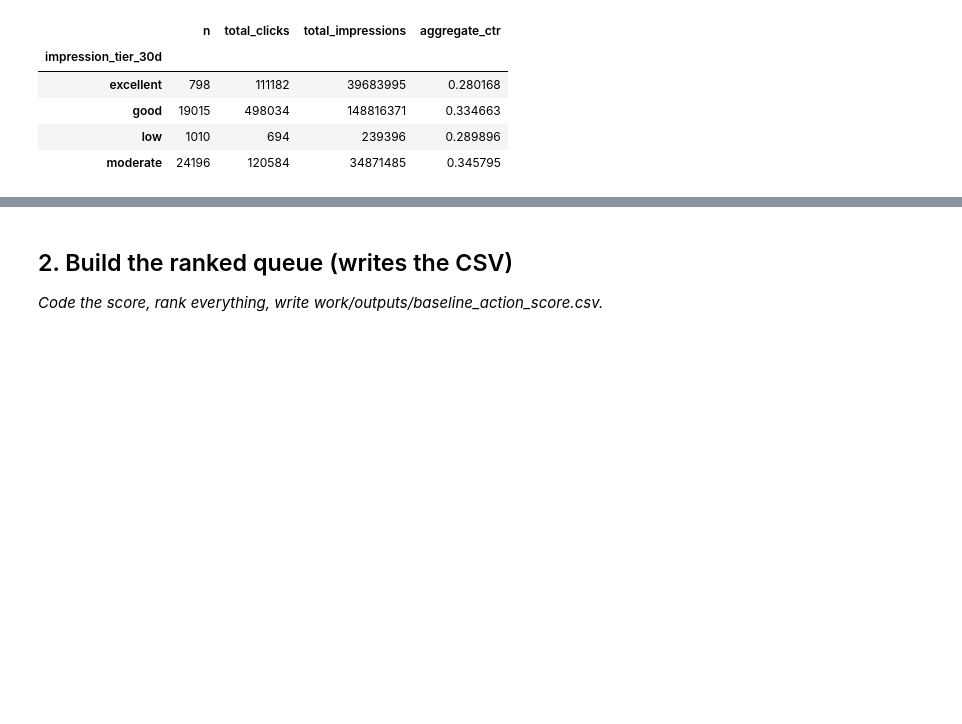
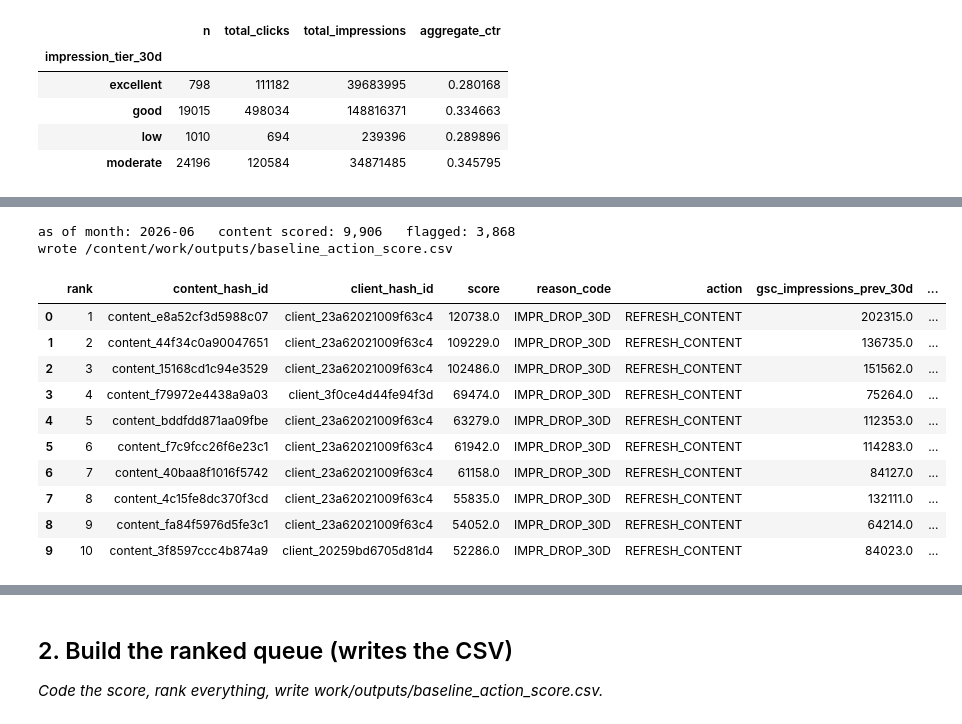
Before and after one commit to octane21/flyrank-internship-ML, a Jupyter notebook: work/notebooks/w04_baseline_score.ipynb, the cells around one changed output, grey strips where cells are left out. Drawn from its saved outputs; the diff is of its cells as text; code cells hidden in the pictures; blank space fills up the shorter version.

```diff
--- a/work/notebooks/w04_baseline_score.ipynb
+++ b/work/notebooks/w04_baseline_score.ipynb
@@ -666,0 +670,74 @@ Two signals, one bucket table each (with `n`), one verdict each, plus a third si
+# %%
+`xfrom pathlib import Path
+import json
+
+def find_outputs():
+    p = Path.cwd()
+    for cand in [p, *p.parents]:
+        if (cand / 'work').is_dir():
+            return cand / 'work' / 'outputs'
+    return p / 'work' / 'outputs'
+OUT = find_outputs(); OUT.mkdir(parents=True, exist_ok=True)
+
+REASON, ACTION = 'IMPR_DROP_30D', 'REFRESH_CONTENT'
+TOP_TIERS = ['top_3', 'page_1', 'striking']
+MIN_PREV_IMPR, DROP_PCT = 300, -20
+
+def rule_score(impr, prev, tier):
+    """FROZEN baseline. Score = impressions lost; zero unless: top-3 position tiers, prev >= 300 impressions, drop > 20%."""
+    prev_ = prev.where(prev > 0)
+    trend = (impr - prev_) / prev_ * 100
+    ok = tier.astype(str).isin(TOP_TIERS) & (prev >= MIN_PREV_IMPR) & (trend < DROP_PCT)
+    return (prev - impr).where(ok, 0).astype(float)
+
+PAST_COLS = ['client_hash_id', 'content_hash_id', 'month',
+             'gsc_impressions_30d', 'gsc_clicks_30d', 'gsc_avg_position_30d',
+             'gsc_impressions_prev_30d', 'gsc_impressions_2m_ago_30d',
+             'gsc_clicks_prev_30d', 'gsc_avg_position_prev_30d']          # no *_future_*, no labels
+
+as_of = content_month['month'].max()
+q = content_month.loc[content_month['month'] == as_of, PAST_COLS].copy()
+q = q.merge(contents.drop_duplicates('content_hash_id')[['content_hash_id', 'content_created_date']],
+            on='content_hash_id', how='left')
+q['content_age_days'] = (as_of.end_time.normalize() - q['content_created_date']).dt.days
+
+prev = q['gsc_impressions_prev_30d'].where(q['gsc_impressions_prev_30d'] > 0)
+q['trend_pct_30d'] = (q['gsc_impressions_30d'] - prev) / prev * 100
+q['position_tier'] = pd.cut(q['gsc_avg_position_30d'], bins=[0, 3, 10, 20, 50, np.inf],
+                            labels=['top_3', 'page_1', 'striking', 'page_3_5', 'deep'])
+q['position_change'] = q['gsc_avg_position_30d'] - q['gsc_avg_position_prev_30d'].where(q['gsc_avg_position_prev_30d'] > 0)
+
+# context for the review (still past-only): did the client's whole site drop too?
+site = q.groupby('client_hash_id')[['gsc_impressions_30d', 'gsc_impressions_prev_30d']].sum()
+q['site_trend_pct'] = q['client_hash_id'].map((site['gsc_impressions_30d'] - site['gsc_impressions_prev_30d'])
+                                              / site['gsc_impressions_prev_30d'].where(site['gsc_impressions_prev_30d'] > 0) * 100)
+
+q['score'] = rule_score(q['gsc_impressions_30d'], q['gsc_impressions_prev_30d'], q['position_tier'])
+queue = q[q['score'] > 0].copy()
+queue['reason_code'], queue['action'] = REASON, ACTION
+queue = queue.sort_values(['score', 'gsc_clicks_prev_30d'], ascending=False).reset_index(drop=True)
+queue.insert(0, 'rank', queue.index + 1)
+
+out_cols = ['rank', 'content_hash_id', 'client_hash_id', 'score', 'reason_code', 'action',
+            'gsc_impressions_prev_30d', 'gsc_impressions_30d', 'trend_pct_30d',
+            'gsc_avg_position_30d', 'position_tier', 'position_change',
+            'site_trend_pct', 'gsc_impressions_2m_ago_30d', 'content_age_days']
+queue[out_cols].to_csv(OUT / 'baseline_action_score.csv', index=False)
+
+print(f"as of month: {as_of}   content scored: {len(q):,}   flagged: {len(queue):,}")
+print("wrote", OUT / 'baseline_action_score.csv')
+queue[out_cols].head(10)
+# %% [output]
+as of month: 2026-06   content scored: 9,906   flagged: 3,868
+wrote /content/work/outputs/baseline_action_score.csv
+|  | rank | content_hash_id | client_hash_id | score | reason_code | action | gsc_impressions_prev_30d | ... |
+| 0 | 1 | content_e8a52cf3d5988c07 | client_23a62021009f63c4 | 120738.0 | IMPR_DROP_30D | REFRESH_CONTENT | 202315.0 | ... |
+| 1 | 2 | content_44f34c0a90047651 | client_23a62021009f63c4 | 109229.0 | IMPR_DROP_30D | REFRESH_CONTENT | 136735.0 | ... |
+| 2 | 3 | content_15168cd1c94e3529 | client_23a62021009f63c4 | 102486.0 | IMPR_DROP_30D | REFRESH_CONTENT | 151562.0 | ... |
+| 3 | 4 | content_f79972e4438a9a03 | client_3f0ce4d44fe94f3d | 69474.0 | IMPR_DROP_30D | REFRESH_CONTENT | 75264.0 | ... |
+| 4 | 5 | content_bddfdd871aa09fbe | client_23a62021009f63c4 | 63279.0 | IMPR_DROP_30D | REFRESH_CONTENT | 112353.0 | ... |
+| 5 | 6 | content_f7c9fcc26f6e23c1 | client_23a62021009f63c4 | 61942.0 | IMPR_DROP_30D | REFRESH_CONTENT | 114283.0 | ... |
+| 6 | 7 | content_40baa8f1016f5742 | client_23a62021009f63c4 | 61158.0 | IMPR_DROP_30D | REFRESH_CONTENT | 84127.0 | ... |
+| 7 | 8 | content_4c15fe8dc370f3cd | client_23a62021009f63c4 | 55835.0 | IMPR_DROP_30D | REFRESH_CONTENT | 132111.0 | ... |
+| 8 | 9 | content_fa84f5976d5fe3c1 | client_23a62021009f63c4 | 54052.0 | IMPR_DROP_30D | REFRESH_CONTENT | 64214.0 | ... |
+| 9 | 10 | content_3f8597ccc4b874a9 | client_20259bd6705d81d4 | 52286.0 | IMPR_DROP_30D | REFRESH_CONTENT | 84023.0 | ... |
```
Also changed, not shown: parts of 13 cells of this notebook.
